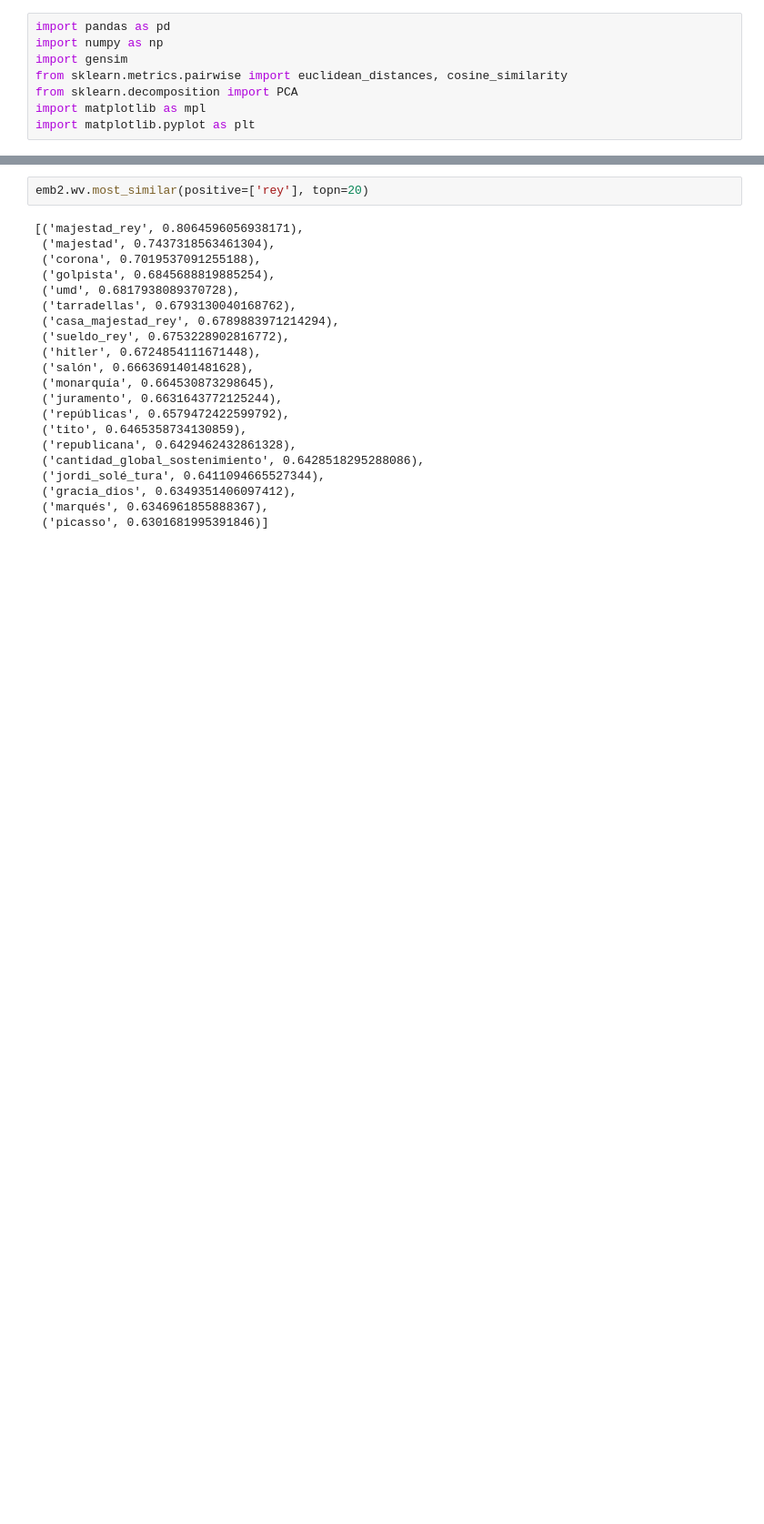
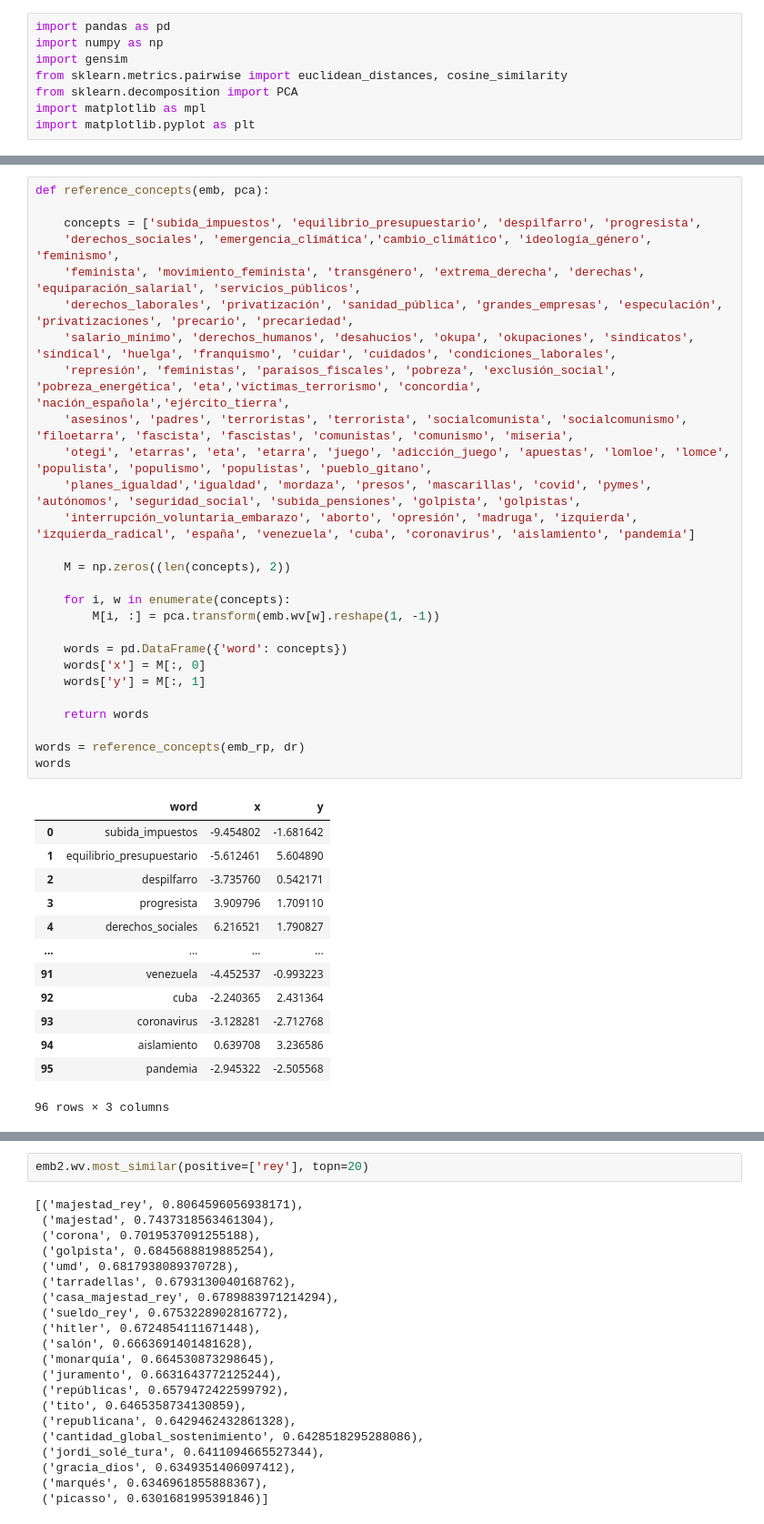
Before and after one commit to dibuja/polarisation-nlp, a Jupyter notebook: notebooks/interpreting.ipynb, the cells around one changed output, grey strips where cells are left out. Shown at 91% size. Saved outputs shown, nothing was run; the diff lists cells and outputs as text; blank space fills up the shorter version.

```diff
--- a/notebooks/interpreting.ipynb
+++ b/notebooks/interpreting.ipynb
@@ -198,0 +209,41 @@ Words associated with negative values of the second PCA component (down):
+# %%
+def reference_concepts(emb, pca):
+
+    concepts = ['subida_impuestos', 'equilibrio_presupuestario', 'despilfarro', 'progresista',
+    'derechos_sociales', 'emergencia_climática','cambio_climático', 'ideología_género', 'feminismo',
+    'feminista', 'movimiento_feminista', 'transgénero', 'extrema_derecha', 'derechas', 'equiparación_salarial', 'servicios_públicos',
+    'derechos_laborales', 'privatización', 'sanidad_pública', 'grandes_empresas', 'especulación', 'privatizaciones', 'precario', 'precariedad',
+    'salario_mínimo', 'derechos_humanos', 'desahucios', 'okupa', 'okupaciones', 'sindicatos', 'sindical', 'huelga', 'franquismo', 'cuidar', 'cuidados', 'condiciones_laborales',
+    'represión', 'feministas', 'paraísos_fiscales', 'pobreza', 'exclusión_social', 'pobreza_energética', 'eta','víctimas_terrorismo', 'concordia', 'nación_española','ejército_tierra',
+    'asesinos', 'padres', 'terroristas', 'terrorista', 'socialcomunista', 'socialcomunismo', 'filoetarra', 'fascista', 'fascistas', 'comunistas', 'comunismo', 'miseria',
+    'otegi', 'etarras', 'eta', 'etarra', 'juego', 'adicción_juego', 'apuestas', 'lomloe', 'lomce', 'populista', 'populismo', 'populistas', 'pueblo_gitano',
+    'planes_igualdad','igualdad', 'mordaza', 'presos', 'mascarillas', 'covid', 'pymes', 'autónomos', 'seguridad_social', 'subida_pensiones', 'golpista', 'golpistas',
+    'interrupción_voluntaria_embarazo', 'aborto', 'opresión', 'madruga', 'izquierda', 'izquierda_radical', 'españa', 'venezuela', 'cuba', 'coronavirus', 'aislamiento', 'pandemia']
+
+    M = np.zeros((len(concepts), 2))
+
+    for i, w in enumerate(concepts):
+        M[i, :] = pca.transform(emb.wv[w].reshape(1, -1))
+
+    words = pd.DataFrame({'word': concepts})
+    words['x'] = M[:, 0]
+    words['y'] = M[:, 1]
+
+    return words
+
+words = reference_concepts(emb_rp, dr)
+words
+# %% [output]
+|  | word | x | y |
+| 0 | subida_impuestos | -9.454802 | -1.681642 |
+| 1 | equilibrio_presupuestario | -5.612461 | 5.604890 |
+| 2 | despilfarro | -3.735760 | 0.542171 |
+| 3 | progresista | 3.909796 | 1.709110 |
+| 4 | derechos_sociales | 6.216521 | 1.790827 |
+| ... | ... | ... | ... |
+| 91 | venezuela | -4.452537 | -0.993223 |
+| 92 | cuba | -2.240365 | 2.431364 |
+| 93 | coronavirus | -3.128281 | -2.712768 |
+| 94 | aislamiento | 0.639708 | 3.236586 |
+| 95 | pandemia | -2.945322 | -2.505568 |
+96 rows × 3 columns
```
Also changed, not shown: parts of 10 cells of this notebook.
